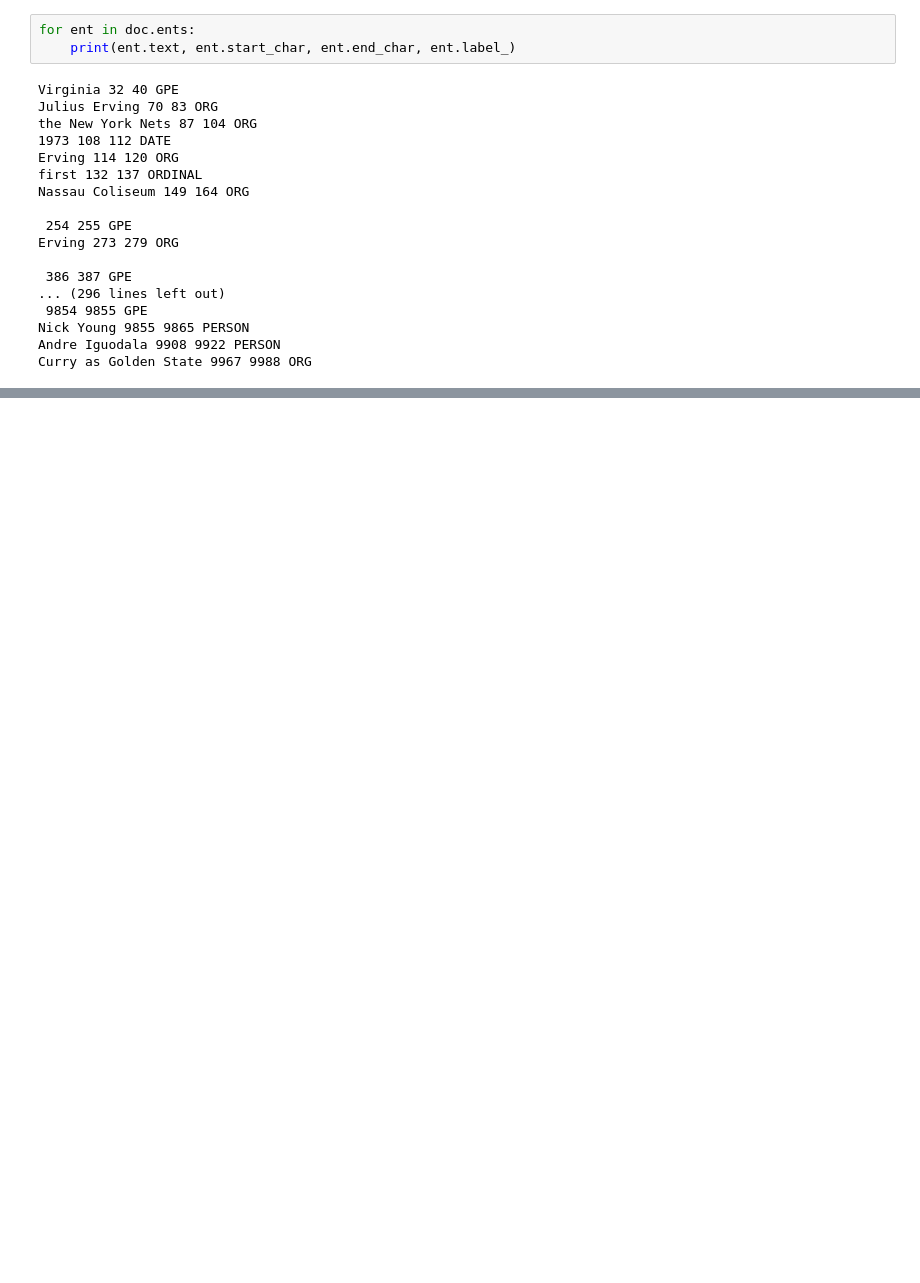
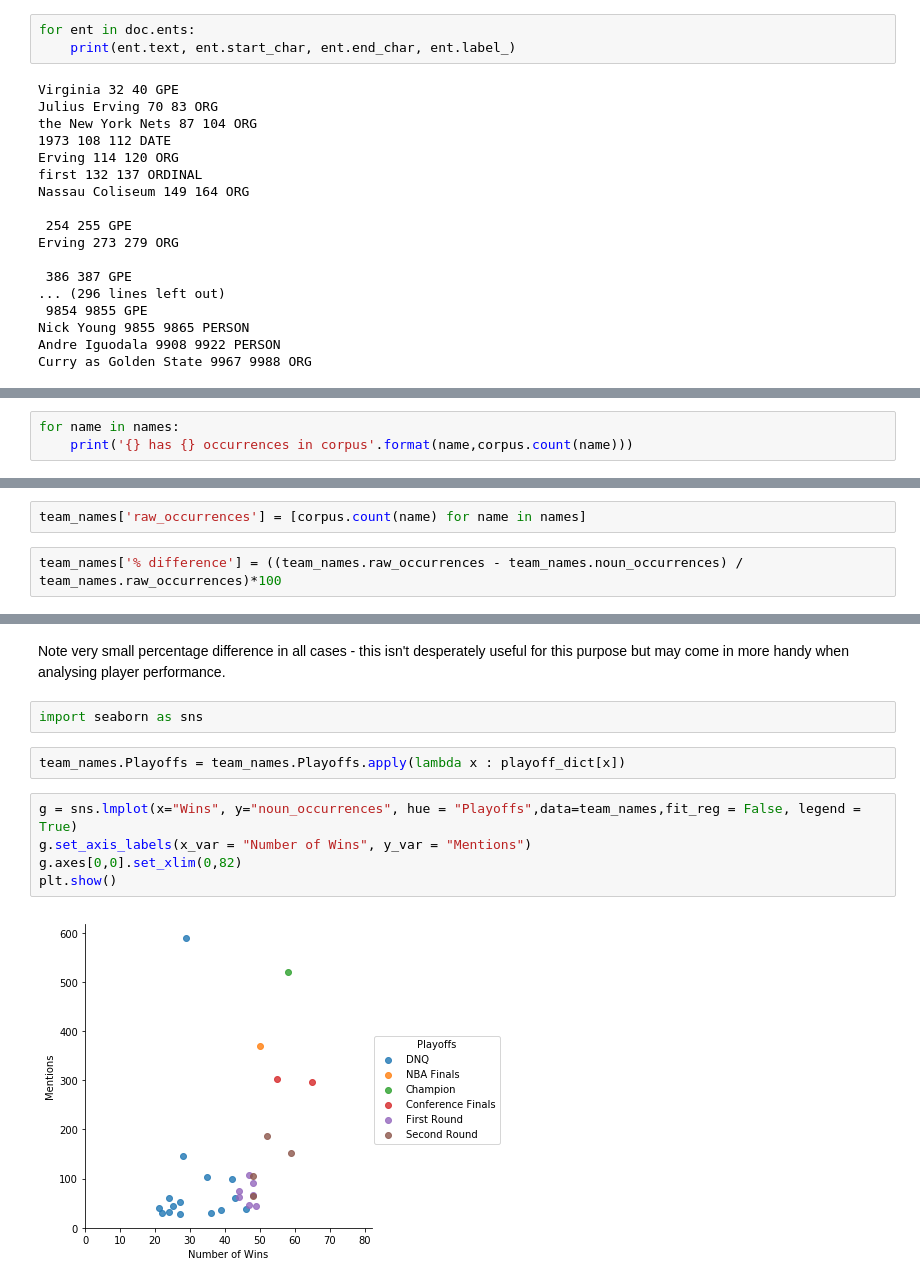
Before and after one commit to ajhoward7/nba-analysis, a Jupyter notebook: nyt_scrape/EDA.ipynb, the cells around one changed output, grey strips where cells are left out. Cells and saved outputs as stored; diff of their text form; blank space fills up the shorter version.

```diff
--- a/nyt_scrape/EDA.ipynb
+++ b/nyt_scrape/EDA.ipynb
@@ -163,0 +213,3 @@ Curry as Golden State 9967 9988 ORG
+# %%
+for name in names:
+    print('{} has {} occurrences in corpus'.format(name,corpus.count(name)))
@@ -163,0 +234,4 @@ Curry as Golden State 9967 9988 ORG
+# %%
+team_names['raw_occurrences'] = [corpus.count(name) for name in names]
+# %%
+team_names['% difference'] = ((team_names.raw_occurrences - team_names.noun_occurrences) / team_names.raw_occurrences)*100
@@ -163,0 +258,13 @@ Curry as Golden State 9967 9988 ORG
+# %% [markdown]
+Note very small percentage difference in all cases - this isn't desperately useful for this purpose but may come in more handy when analysing player performance.
+# %%
+import seaborn as sns
+# %%
+team_names.Playoffs = team_names.Playoffs.apply(lambda x : playoff_dict[x])
+# %%
+g = sns.lmplot(x="Wins", y="noun_occurrences", hue = "Playoffs",data=team_names,fit_reg = False, legend = True)
+g.set_axis_labels(x_var = "Number of Wins", y_var = "Mentions")
+g.axes[0,0].set_xlim(0,82)
+plt.show()
+# %% [output]
+[figure, added]
```
Also changed, not shown: parts of 26 cells of this notebook, 7 other files.
